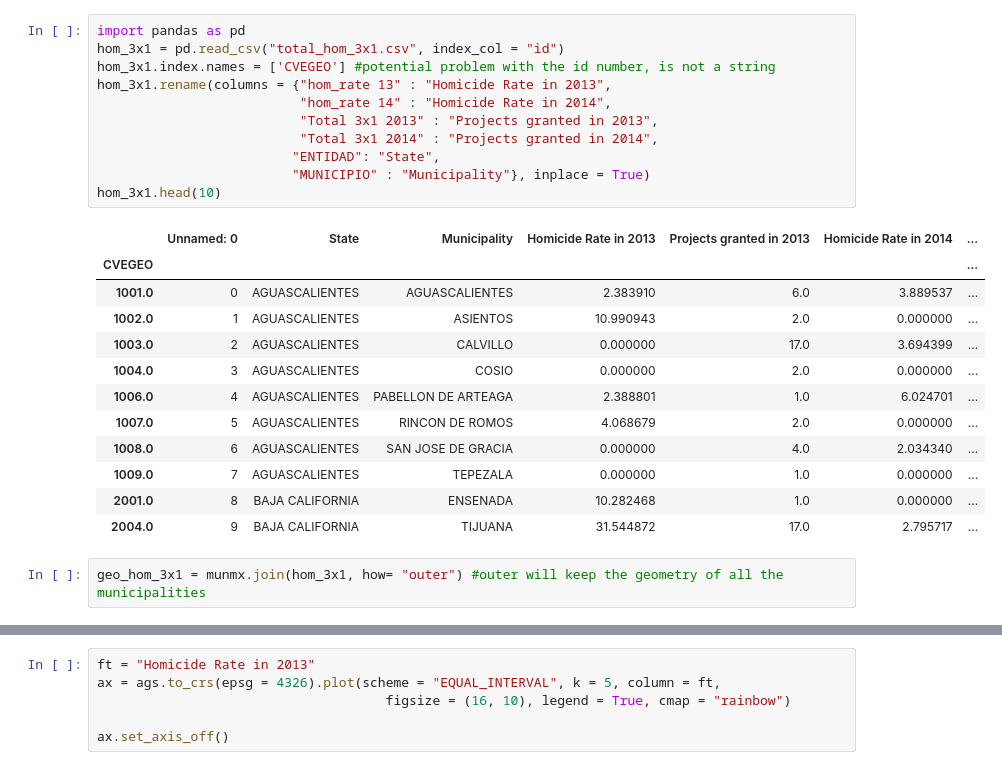
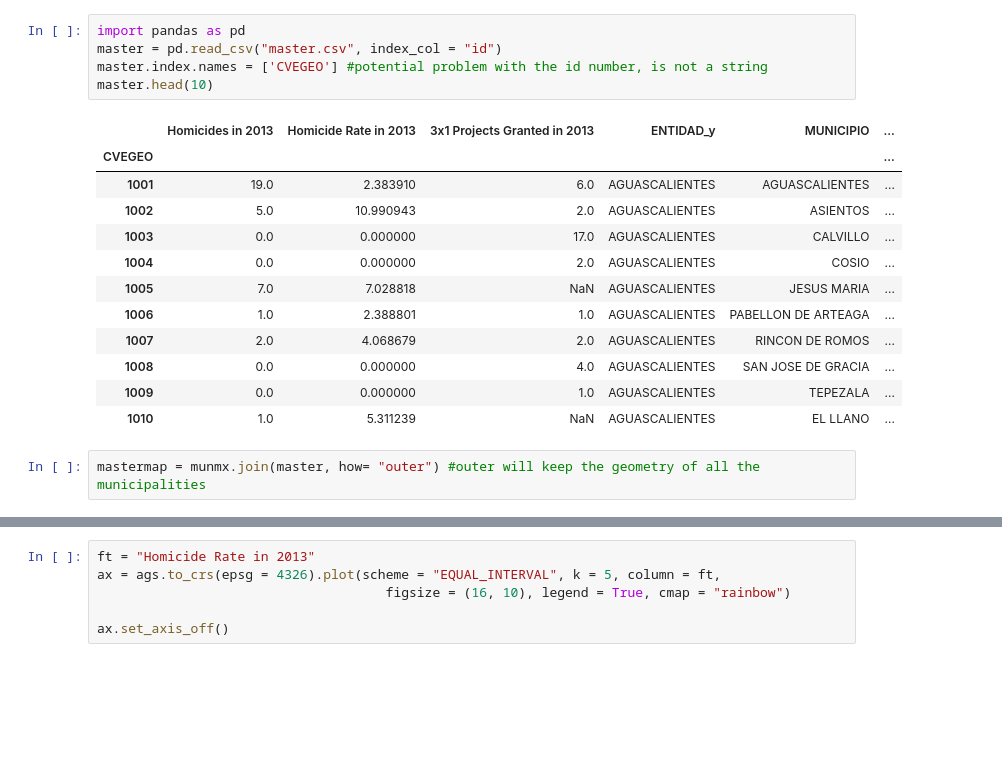
Before and after one commit to jmtoral/BarceinasToral, a Jupyter notebook: mapas.ipynb, the cells around one changed output, grey strips where cells are left out. Drawn from its saved outputs; the diff is of its cells as text; blank space fills up the shorter version.

```diff
--- a/mapas.ipynb
+++ b/mapas.ipynb
@@ -28,26 +24,20 @@ ax.set_axis_off()
 # %%
 import pandas as pd
-hom_3x1 = pd.read_csv("total_hom_3x1.csv", index_col = "id")
-hom_3x1.index.names = ['CVEGEO'] #potential problem with the id number, is not a string
-hom_3x1.rename(columns = {"hom_rate 13" : "Homicide Rate in 2013",
-                          "hom_rate 14" : "Homicide Rate in 2014",
-                          "Total 3x1 2013" : "Projects granted in 2013",
-                          "Total 3x1 2014" : "Projects granted in 2014",
-                         "ENTIDAD": "State",
-                         "MUNICIPIO" : "Municipality"}, inplace = True)
-hom_3x1.head(10)
+master = pd.read_csv("master.csv", index_col = "id")
+master.index.names = ['CVEGEO'] #potential problem with the id number, is not a string
+master.head(10)
 # %% [output]
-|  | Unnamed: 0 | State | Municipality | Homicide Rate in 2013 | Projects granted in 2013 | Homicide Rate in 2014 | ... |
-| CVEGEO |  |  |  |  |  |  | ... |
-| 1001.0 | 0 | AGUASCALIENTES | AGUASCALIENTES | 2.383910 | 6.0 | 3.889537 | ... |
-| 1002.0 | 1 | AGUASCALIENTES | ASIENTOS | 10.990943 | 2.0 | 0.000000 | ... |
-| 1003.0 | 2 | AGUASCALIENTES | CALVILLO | 0.000000 | 17.0 | 3.694399 | ... |
-| 1004.0 | 3 | AGUASCALIENTES | COSIO | 0.000000 | 2.0 | 0.000000 | ... |
-| 1006.0 | 4 | AGUASCALIENTES | PABELLON DE ARTEAGA | 2.388801 | 1.0 | 6.024701 | ... |
-| 1007.0 | 5 | AGUASCALIENTES | RINCON DE ROMOS | 4.068679 | 2.0 | 0.000000 | ... |
-| 1008.0 | 6 | AGUASCALIENTES | SAN JOSE DE GRACIA | 0.000000 | 4.0 | 2.034340 | ... |
-| 1009.0 | 7 | AGUASCALIENTES | TEPEZALA | 0.000000 | 1.0 | 0.000000 | ... |
-| 2001.0 | 8 | BAJA CALIFORNIA | ENSENADA | 10.282468 | 1.0 | 0.000000 | ... |
-| 2004.0 | 9 | BAJA CALIFORNIA | TIJUANA | 31.544872 | 17.0 | 2.795717 | ... |
+|  | Homicides in 2013 | Homicide Rate in 2013 | 3x1 Projects Granted in 2013 | ENTIDAD_y | MUNICIPIO | ... |
+| CVEGEO |  |  |  |  |  | ... |
+| 1001 | 19.0 | 2.383910 | 6.0 | AGUASCALIENTES | AGUASCALIENTES | ... |
+| 1002 | 5.0 | 10.990943 | 2.0 | AGUASCALIENTES | ASIENTOS | ... |
+| 1003 | 0.0 | 0.000000 | 17.0 | AGUASCALIENTES | CALVILLO | ... |
+| 1004 | 0.0 | 0.000000 | 2.0 | AGUASCALIENTES | COSIO | ... |
+| 1005 | 7.0 | 7.028818 | NaN | AGUASCALIENTES | JESUS MARIA | ... |
+| 1006 | 1.0 | 2.388801 | 1.0 | AGUASCALIENTES | PABELLON DE ARTEAGA | ... |
+| 1007 | 2.0 | 4.068679 | 2.0 | AGUASCALIENTES | RINCON DE ROMOS | ... |
+| 1008 | 0.0 | 0.000000 | 4.0 | AGUASCALIENTES | SAN JOSE DE GRACIA | ... |
+| 1009 | 0.0 | 0.000000 | 1.0 | AGUASCALIENTES | TEPEZALA | ... |
+| 1010 | 1.0 | 5.311239 | NaN | AGUASCALIENTES | EL LLANO | ... |
 # %%
-geo_hom_3x1 = munmx.join(hom_3x1, how= "outer") #outer will keep the geometry of all the municipalities
+mastermap = munmx.join(master, how= "outer") #outer will keep the geometry of all the municipalities
```
Also changed, not shown: parts of 8 cells of this notebook.
